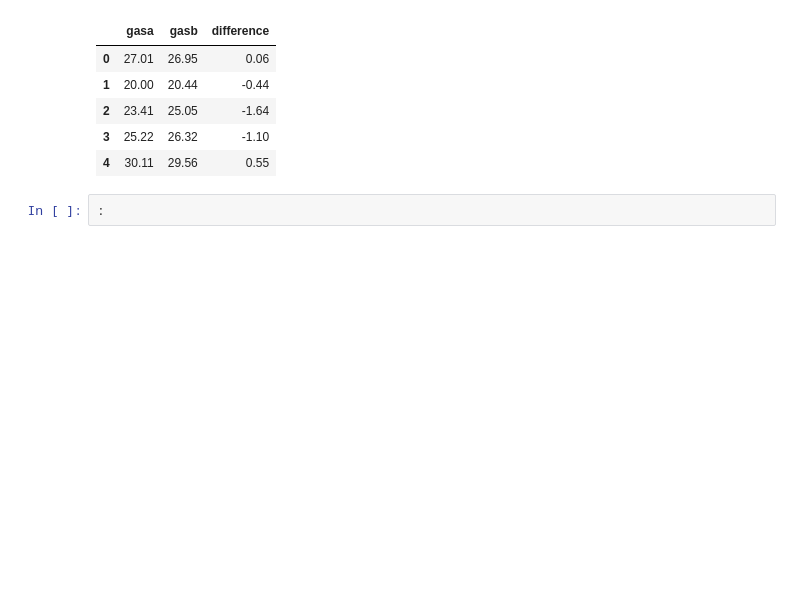
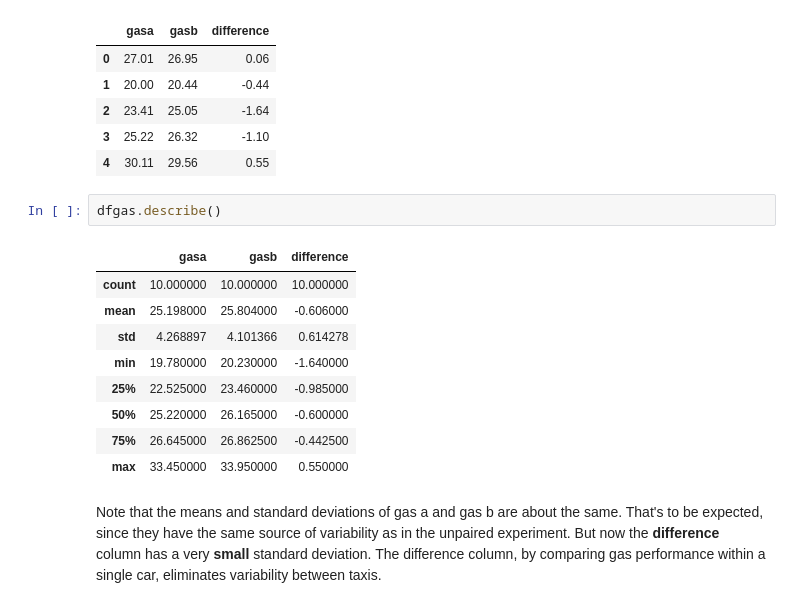
Before and after one commit to doolingdavid/ThinkStats2, a Jupyter notebook: code/thoroughnotes.ipynb, the cells around one changed output. Cells and saved outputs as stored; diff of their text form; blank space fills up the shorter version.

```diff
--- a/code/thoroughnotes.ipynb
+++ b/code/thoroughnotes.ipynb
@@ -833,5 +847,17 @@ dfgas.head()
 | 2 | 23.41 | 25.05 | -1.64 |
 | 3 | 25.22 | 26.32 | -1.10 |
 | 4 | 30.11 | 29.56 | 0.55 |
-# %%
-:
+# %%
+dfgas.describe()
+# %% [output]
+|  | gasa | gasb | difference |
+| count | 10.000000 | 10.000000 | 10.000000 |
+| mean | 25.198000 | 25.804000 | -0.606000 |
+| std | 4.268897 | 4.101366 | 0.614278 |
+| min | 19.780000 | 20.230000 | -1.640000 |
+| 25% | 22.525000 | 23.460000 | -0.985000 |
+| 50% | 25.220000 | 26.165000 | -0.600000 |
+| 75% | 26.645000 | 26.862500 | -0.442500 |
+| max | 33.450000 | 33.950000 | 0.550000 |
+# %% [markdown]
+Note that the means and standard deviations of gas a and gas b are about the same. That's to be expected, since they have the same source of variability as in the unpaired experiment. But now the **difference** column has a very **small** standard deviation. The difference column, by comparing gas performance within a single car, eliminates variability between taxis.
```
Also changed, not shown: parts of 6 cells of this notebook.
